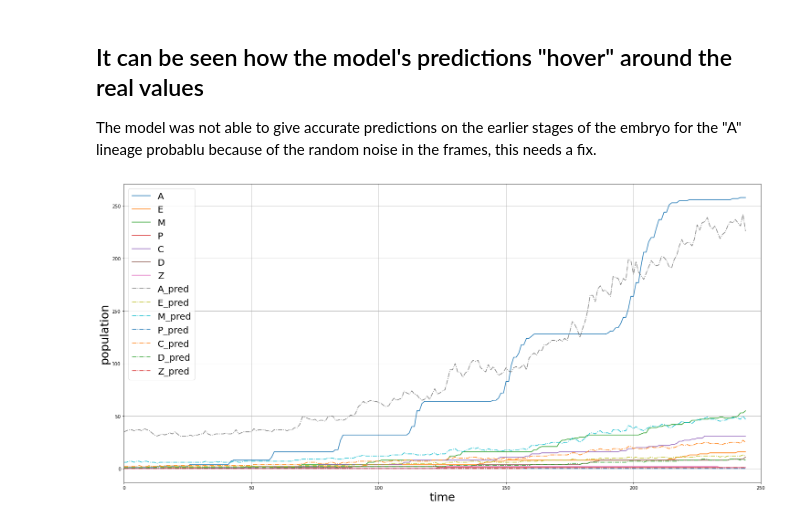
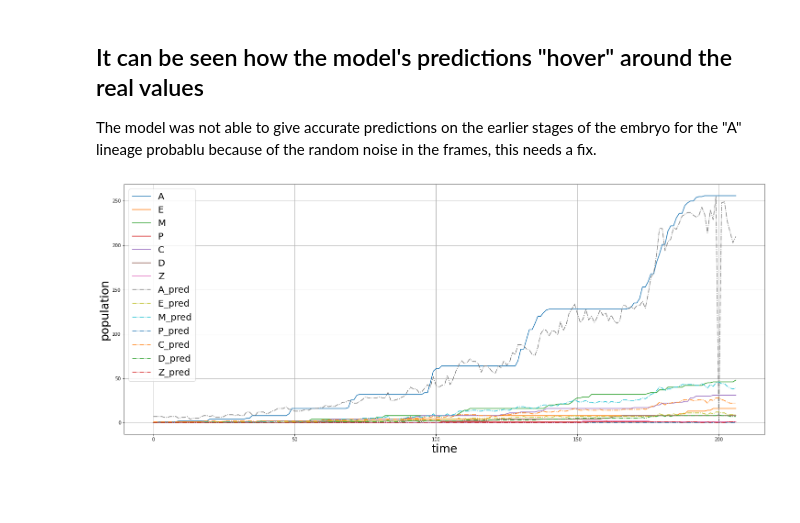
Before and after one commit to devoworm/GSoC-2020, a Jupyter notebook: Pre-trained Models (DevLearning)/notebooks/embryo_analysis/video_analysis/estimate_cell_family_population.ipynb, the cells around one changed output. Drawn from its saved outputs; the diff is of its cells as text; code cells hidden in the pictures; blank space fills up the shorter version.

Commit message:
selective training

```diff
--- a/Pre-trained Models (DevLearning)/notebooks/embryo_analysis/video_analysis/estimate_cell_family_population.ipynb
+++ b/Pre-trained Models (DevLearning)/notebooks/embryo_analysis/video_analysis/estimate_cell_family_population.ipynb
@@ -452,0 +450,6 @@ show_preds(model , batch)
+# %%
+df_test = pd.read_csv("scaled_training_data.csv")
+
+labels = df_test[['A', 'E', 'M', 'P', 'C', 'D', 'Z']].values
+filenames = df_test.filenames.values
+df_test.info()
@@ -452,0 +501,14 @@ show_preds(model , batch)
+# %%
+percentage = 5
+num_bad = int((len(filenames)/100) * percentage)
+indices_of_bad_pictures = (-losses).argsort()[:num_bad]
+
+plt.rcParams["figure.figsize"] = (35,4)
+
+plt.plot(losses)
+plt.ylabel("loss", fontsize = 20)
+
+for index in indices_of_bad_pictures:
+    plt.axvline(x = index, c = "r")
+plt.grid()
+plt.show()
@@ -453,3 +597,6 @@ show_preds(model , batch)
+# %%
+save_path = "/content/drive/My Drive/models/working_real_well_clean_data_estimate_lineage_population_resnet18.pt"
+torch.save(model.state_dict(), save_path)
 # %% [markdown]
 ## Loading up the trained model further inferences
 # %%
@@ -458,5 +605,7 @@ model.load_state_dict(torch.load(save_path))
 <All keys matched successfully>
 # %%
 df_test = pd.read_csv("scaled_training_data.csv")
-df_single_cell = df_test[df_test['filenames'].str.contains("20080819_D1081_8_L1")]
-df_single_cell.columns = ["filenames", 'A', 'E', 'M', 'P', 'C', 'D', 'Z']
+look_for_tag = "20090701_tbx-11_RW10249_L1"
+
+df_single_cell = df_test[df_test['filenames'].str.contains(look_for_tag)].head(220)
+df_single_cell.info()
@@ -504,19 +664,18 @@ for i in range(len(df_single_cell.columns[1:])):
 ## It can be seen how the model's predictions "hover" around the real values
 The model was not able to give accurate predictions on the earlier stages of the embryo for the "A" lineage probablu because of the random noise in the frames, this needs a fix.
 # %%
-plt.rcParams['figure.figsize'] =25, 12
+plt.rcParams['figure.figsize'] =25, 10
 
 for i in range(len(real_time_plots)):
-    plt.plot(real_time_plots[i], label = df_single_cell.columns[1:][i] )
+    plt.plot(real_time_plots[i], label = df_single_cell.columns[:-1][i] )
 
 
 for i in range(len(generated_time_plots)):
-    plt.plot(generated_time_plots[i], label = df_single_cell.columns[1:][i] + "_pred", linestyle = "-." )
+    plt.plot(generated_time_plots[i], label = df_single_cell.columns[:-1][i] + "_pred", linestyle = "-." )
 
 plt.xlabel("time", fontsize = 25)
 plt.ylabel("population", fontsize = 25)
 plt.legend(fontsize = 20)
-plt.xlim([0, 250])
 plt.grid()
 # %% [output]
-[figure, old version]
+[figure, new version]
```
Also changed, not shown: parts of 53 cells of this notebook.
